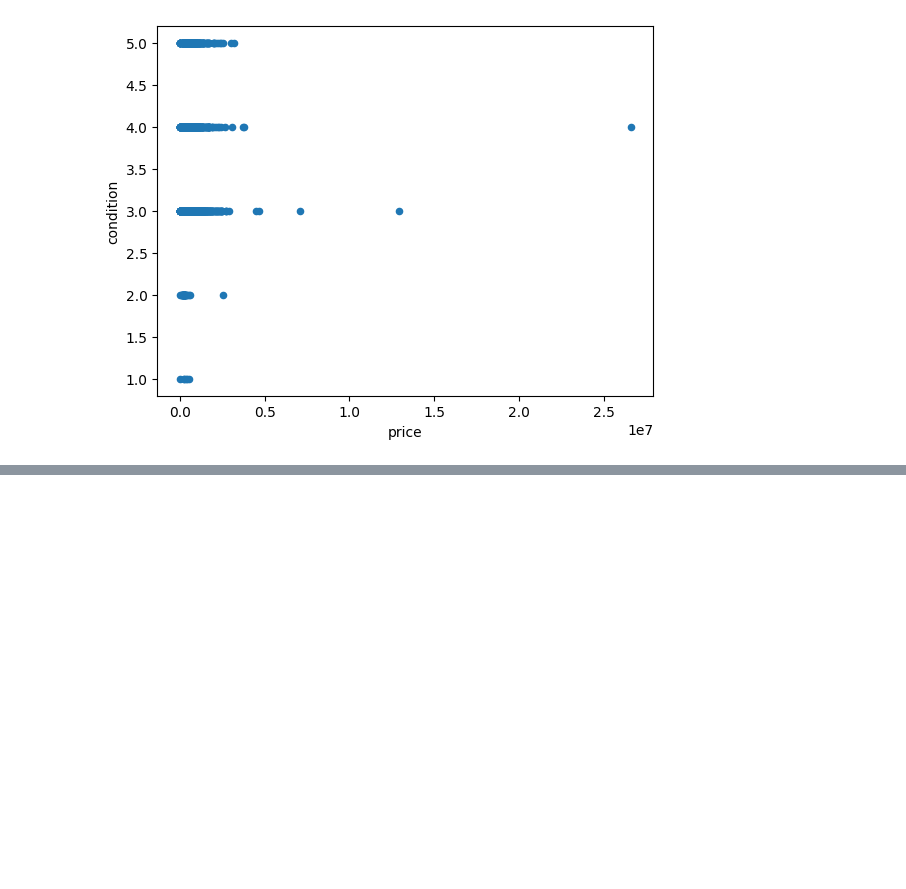
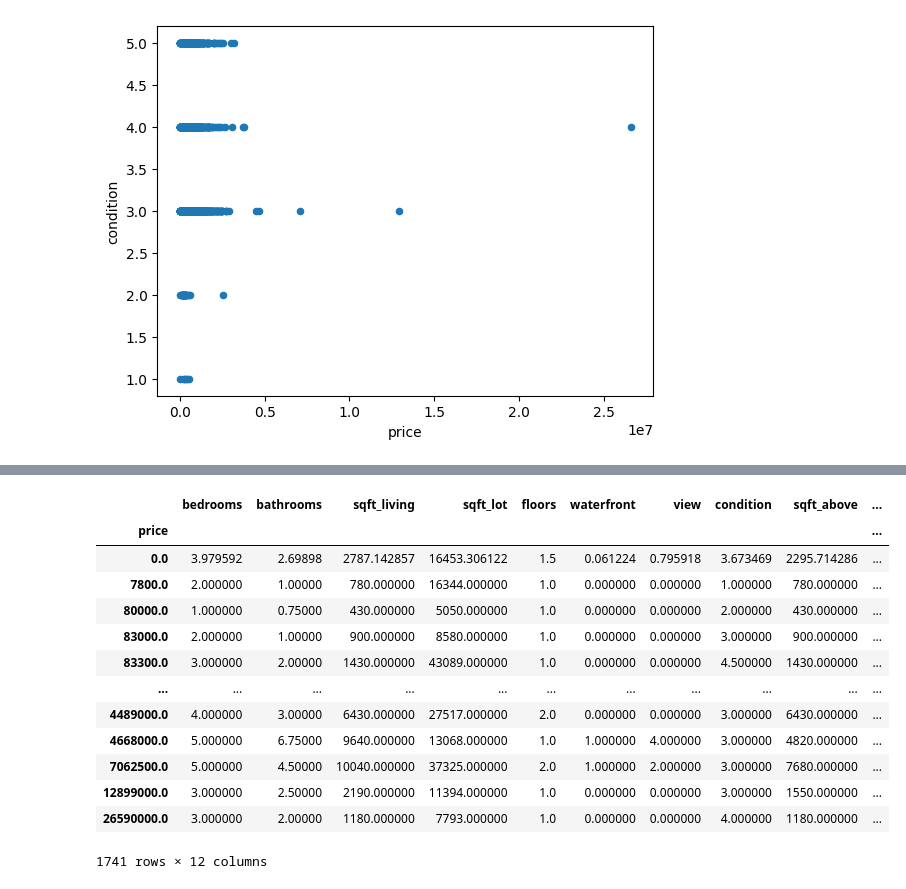
Before and after one commit to Divyanshi082004/ml-project, a Jupyter notebook: pandas.ipynb, the cells around one changed output, grey strips where cells are left out. Drawn from its saved outputs; the diff is of its cells as text; code cells hidden in the pictures; blank space fills up the shorter version.

```diff
--- a/pandas.ipynb
+++ b/pandas.ipynb
@@ -476,0 +548,18 @@ house.plot.scatter(x='price', y='condition')
+# %%
+#group the values based on the mean
+house.groupby('price').mean(numeric_only=True)
+# %% [output]
+|  | bedrooms | bathrooms | sqft_living | sqft_lot | floors | waterfront | view | condition | sqft_above | ... |
+| price |  |  |  |  |  |  |  |  |  | ... |
+| 0.0 | 3.979592 | 2.69898 | 2787.142857 | 16453.306122 | 1.5 | 0.061224 | 0.795918 | 3.673469 | 2295.714286 | ... |
+| 7800.0 | 2.000000 | 1.00000 | 780.000000 | 16344.000000 | 1.0 | 0.000000 | 0.000000 | 1.000000 | 780.000000 | ... |
+| 80000.0 | 1.000000 | 0.75000 | 430.000000 | 5050.000000 | 1.0 | 0.000000 | 0.000000 | 2.000000 | 430.000000 | ... |
+| 83000.0 | 2.000000 | 1.00000 | 900.000000 | 8580.000000 | 1.0 | 0.000000 | 0.000000 | 3.000000 | 900.000000 | ... |
+| 83300.0 | 3.000000 | 2.00000 | 1430.000000 | 43089.000000 | 1.0 | 0.000000 | 0.000000 | 4.500000 | 1430.000000 | ... |
+| ... | ... | ... | ... | ... | ... | ... | ... | ... | ... | ... |
+| 4489000.0 | 4.000000 | 3.00000 | 6430.000000 | 27517.000000 | 2.0 | 0.000000 | 0.000000 | 3.000000 | 6430.000000 | ... |
+| 4668000.0 | 5.000000 | 6.75000 | 9640.000000 | 13068.000000 | 1.0 | 1.000000 | 4.000000 | 3.000000 | 4820.000000 | ... |
+| 7062500.0 | 5.000000 | 4.50000 | 10040.000000 | 37325.000000 | 2.0 | 1.000000 | 2.000000 | 3.000000 | 7680.000000 | ... |
+| 12899000.0 | 3.000000 | 2.50000 | 2190.000000 | 11394.000000 | 1.0 | 0.000000 | 0.000000 | 3.000000 | 1550.000000 | ... |
+| 26590000.0 | 3.000000 | 2.00000 | 1180.000000 | 7793.000000 | 1.0 | 0.000000 | 0.000000 | 4.000000 | 1180.000000 | ... |
+1741 rows × 12 columns
```
Also changed, not shown: parts of 11 cells of this notebook.
